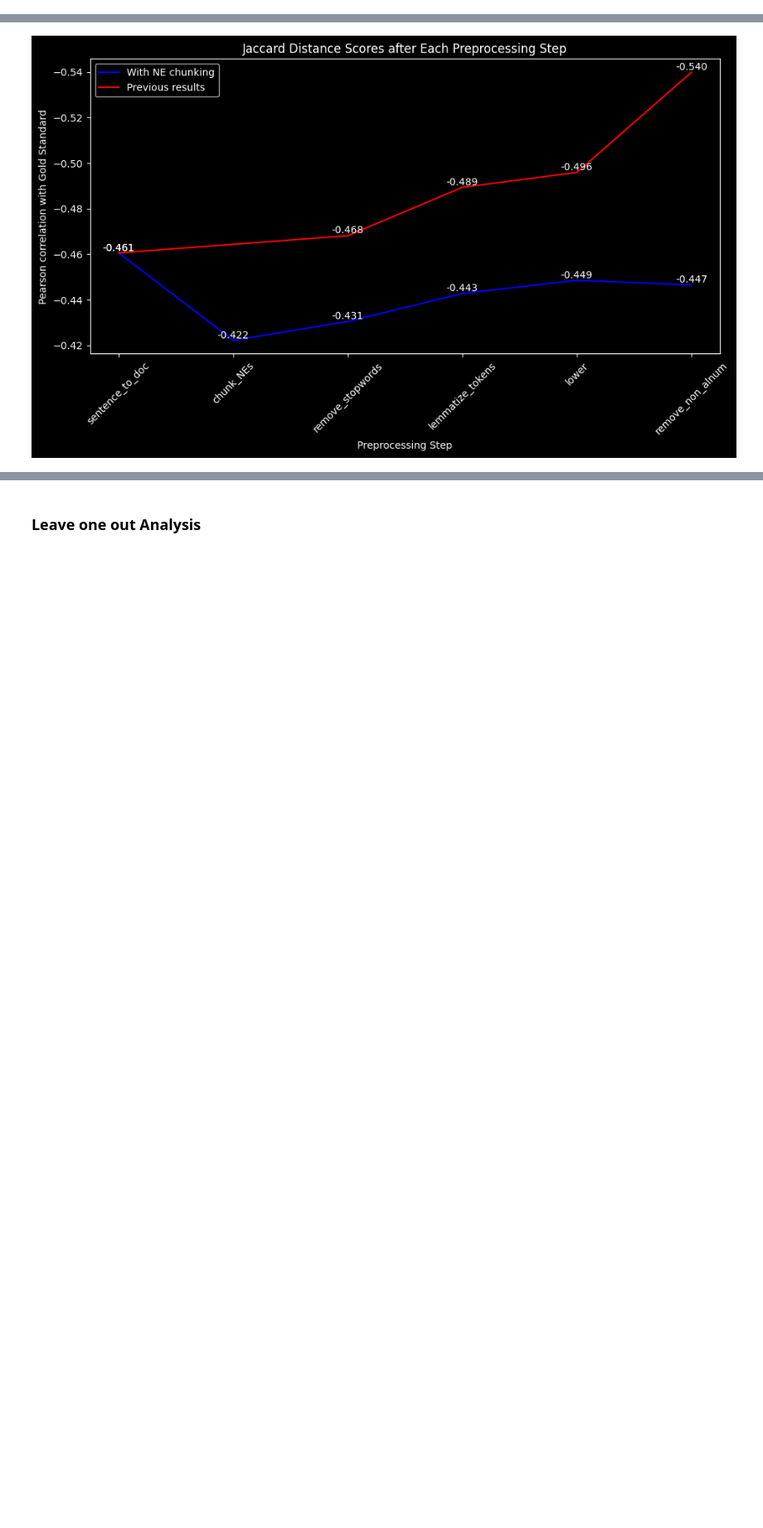
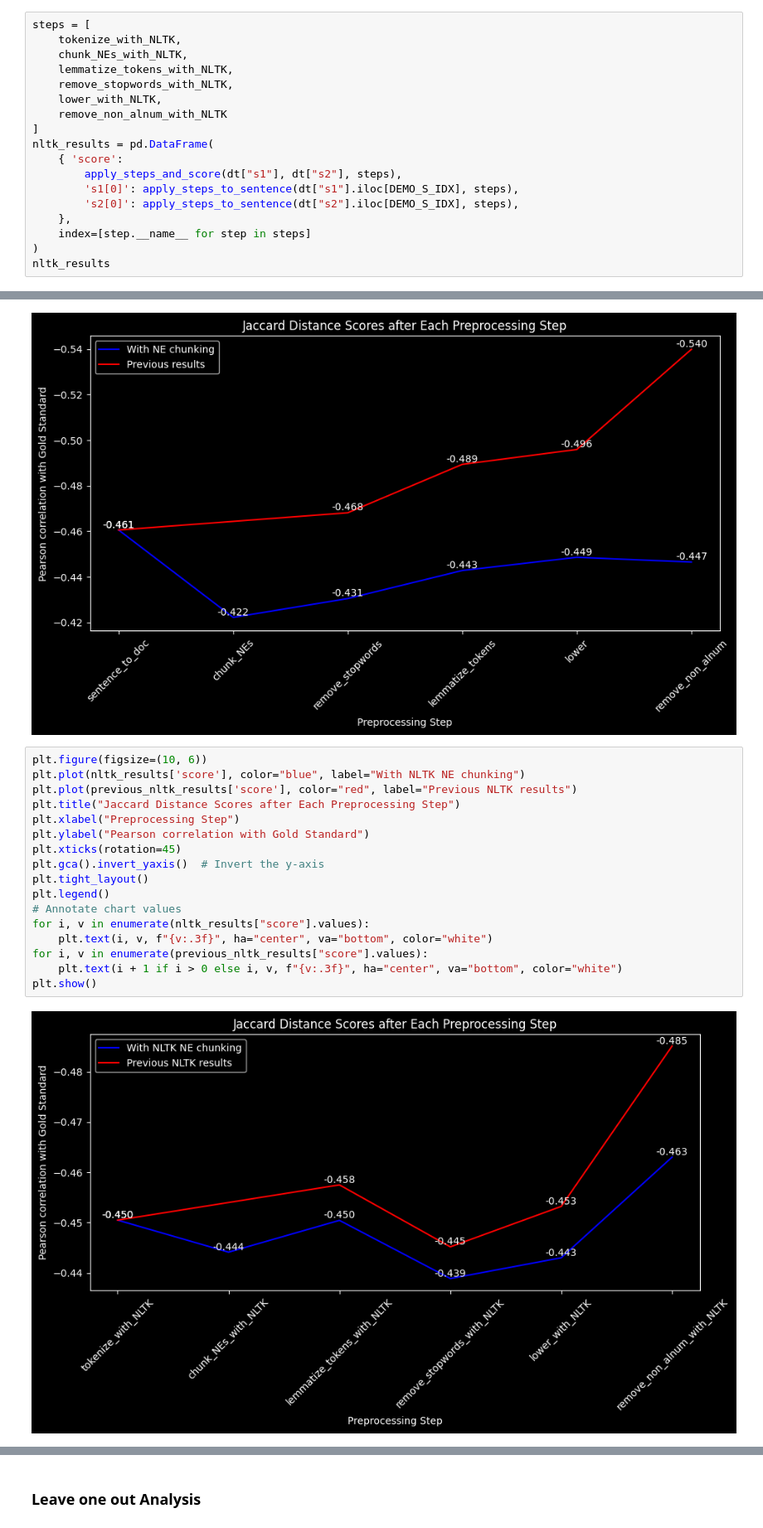
Before and after one commit to ZachParent/mai-intro-to-human-language-technologies, a Jupyter notebook: lab7/lab7.ipynb, the cells around one changed output, grey strips where cells are left out. Shown at 83% size. Drawn from its saved outputs; the diff is of its cells as text; blank space fills up the shorter version.

Commit message:
update lab7 to use NLTK also

```diff
--- a/lab7/lab7.ipynb
+++ b/lab7/lab7.ipynb
@@ -224,0 +257,18 @@ results
+# %%
+steps = [
+    tokenize_with_NLTK,
+    chunk_NEs_with_NLTK,
+    lemmatize_tokens_with_NLTK,
+    remove_stopwords_with_NLTK,
+    lower_with_NLTK,
+    remove_non_alnum_with_NLTK
+]
+nltk_results = pd.DataFrame(
+    { 'score':
+        apply_steps_and_score(dt["s1"], dt["s2"], steps),
+        's1[0]': apply_steps_to_sentence(dt["s1"].iloc[DEMO_S_IDX], steps),
+        's2[0]': apply_steps_to_sentence(dt["s2"].iloc[DEMO_S_IDX], steps),
+    },
+    index=[step.__name__ for step in steps]
+)
+nltk_results
@@ -243,4 +301,23 @@ for i, v in enumerate(previous_results["score"].values):
 plt.show()
 # %% [output]
 [figure]
+# %%
+plt.figure(figsize=(10, 6))
+plt.plot(nltk_results['score'], color="blue", label="With NLTK NE chunking")
+plt.plot(previous_nltk_results['score'], color="red", label="Previous NLTK results")
+plt.title("Jaccard Distance Scores after Each Preprocessing Step")
+plt.xlabel("Preprocessing Step")
+plt.ylabel("Pearson correlation with Gold Standard")
+plt.xticks(rotation=45)
+plt.gca().invert_yaxis()  # Invert the y-axis
+plt.tight_layout()
+plt.legend()
+# Annotate chart values
+for i, v in enumerate(nltk_results["score"].values):
+    plt.text(i, v, f"{v:.3f}", ha="center", va="bottom", color="white")
+for i, v in enumerate(previous_nltk_results["score"].values):
+    plt.text(i + 1 if i > 0 else i, v, f"{v:.3f}", ha="center", va="bottom", color="white")
+plt.show()
+# %% [output]
+[figure, added]
 # %% [markdown]
```
Also changed, not shown: parts of 14 cells of this notebook.
